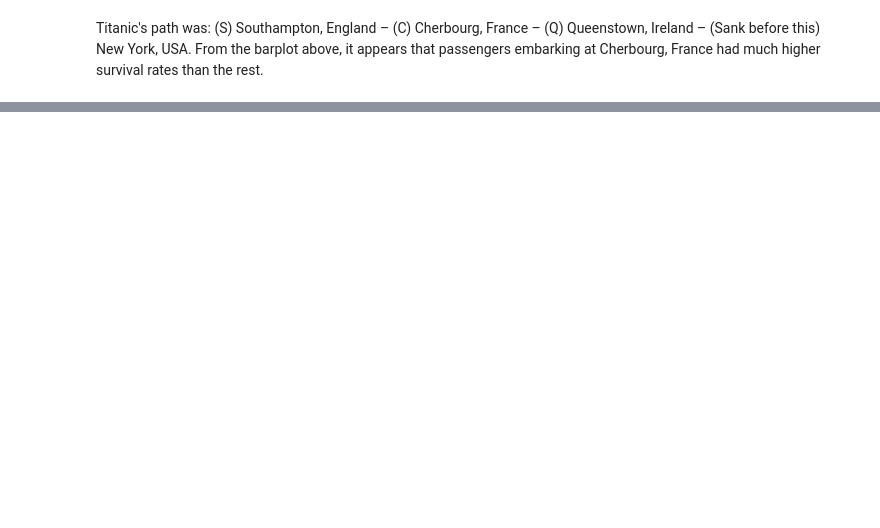
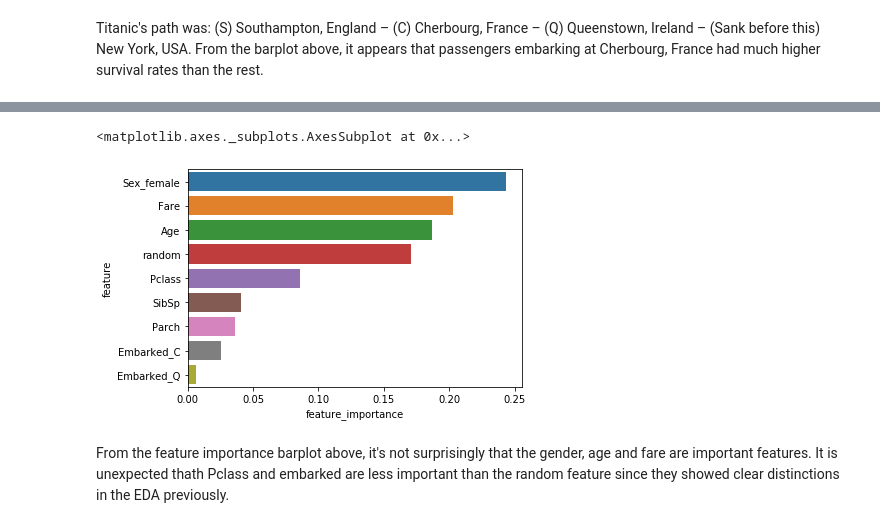
Before and after one commit to leeping-ng/ML-references, a Jupyter notebook: Titanic- Machine Learning from Disaster.ipynb, the cells around one changed output, grey strips where cells are left out. Drawn from its saved outputs; the diff is of its cells as text; code cells hidden in the pictures; blank space fills up the shorter version.

```diff
--- a/Titanic- Machine Learning from Disaster.ipynb
+++ b/Titanic- Machine Learning from Disaster.ipynb
@@ -446,0 +373,13 @@ Using KNN yields a 85.0% training accuracy and 75.3% validation accuracy, while
+# %%
+# prepare data for training
+
+# labels
+y = df_initial_dummies['Survived']
+print(y.shape)
+
+# data
+X = df_initial_dummies.drop("Survived", axis=1)
+print(X.shape)
+
+# train_test_split
+X_train, X_valid, y_train, y_valid = train_test_split(X,y,test_size=0.2, random_state=12, stratify=y)
@@ -446,0 +389,8 @@ Using KNN yields a 85.0% training accuracy and 75.3% validation accuracy, while
+# %%
+rf = RandomForestClassifier(random_state=33)
+rf.fit(X_train, y_train)
+y_pred = rf.predict(X_valid)
+print("Training accuracy: ", rf.score(X_train, y_train))
+print("Validation accuracy: ", rf.score(X_valid, y_valid))
+print("ROC-AUC score: ", roc_auc_score(y_valid, y_pred))
+print(classification_report(y_valid, y_pred))
@@ -446,0 +412,10 @@ Using KNN yields a 85.0% training accuracy and 75.3% validation accuracy, while
+# %%
+# First, we'll add a column of random numbers to the dataset
+# We can compare the importance of features versus this random feature later
+np.random.seed(seed = 10)
+X_imp = X
+X_imp['random'] = np.random.random(size = len(y))
+
+# Fit a random forest model to this basic dataset
+X_imp_train, X_imp_valid, y_imp_train, y_imp_valid = train_test_split(X_imp, y, test_size = 0.2, random_state = 12, stratify=y)
+rf.fit(X_imp_train, y_imp_train)
@@ -446,0 +430,6 @@ Using KNN yields a 85.0% training accuracy and 75.3% validation accuracy, while
+# %%
+# Use scikit-learn's feature importance feature
+df_imp = pd.DataFrame({'feature': X_imp_train.columns, 'feature_importance': rf.feature_importances_}) \
+           .sort_values('feature_importance', ascending = False) \
+           .reset_index(drop = True)
+df_imp
@@ -446,0 +447,7 @@ Using KNN yields a 85.0% training accuracy and 75.3% validation accuracy, while
+# %%
+sns.barplot(x = 'feature_importance', y = 'feature', data = df_imp, orient = 'h')
+# %% [output]
+<matplotlib.axes._subplots.AxesSubplot at 0x...>
+[figure, added]
+# %% [markdown]
+From the feature importance barplot above, it's not surprisingly that the gender, age and fare are important features. It is unexpected thath Pclass and embarked are less important than the random feature since they showed clear distinctions in the EDA previously.
```
Also changed, not shown: parts of 60 cells of this notebook.
